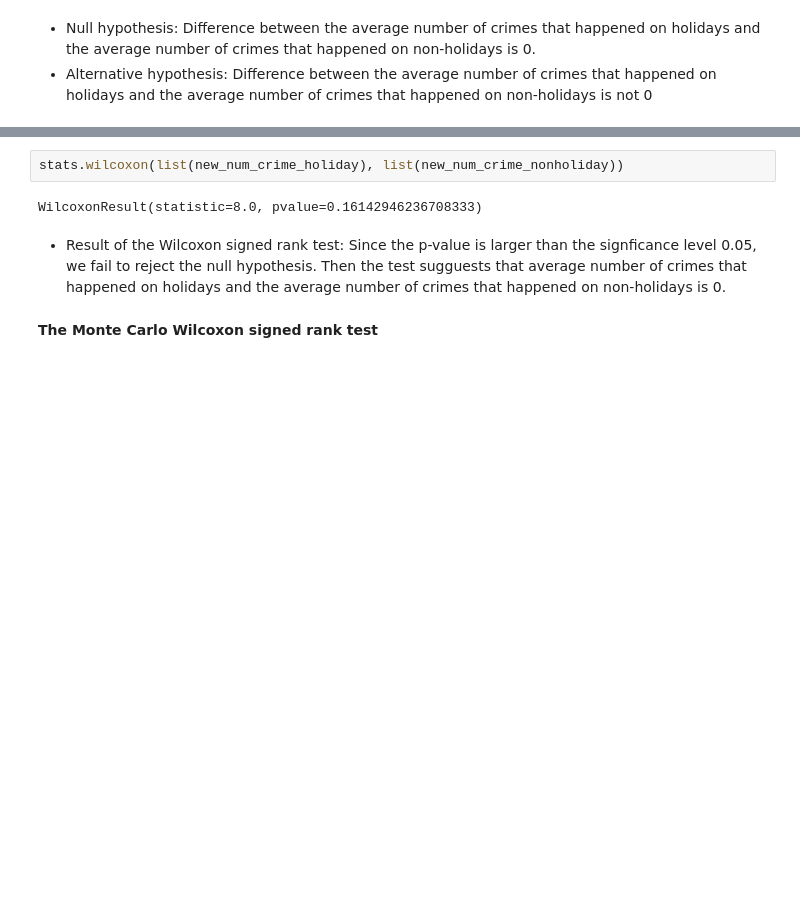
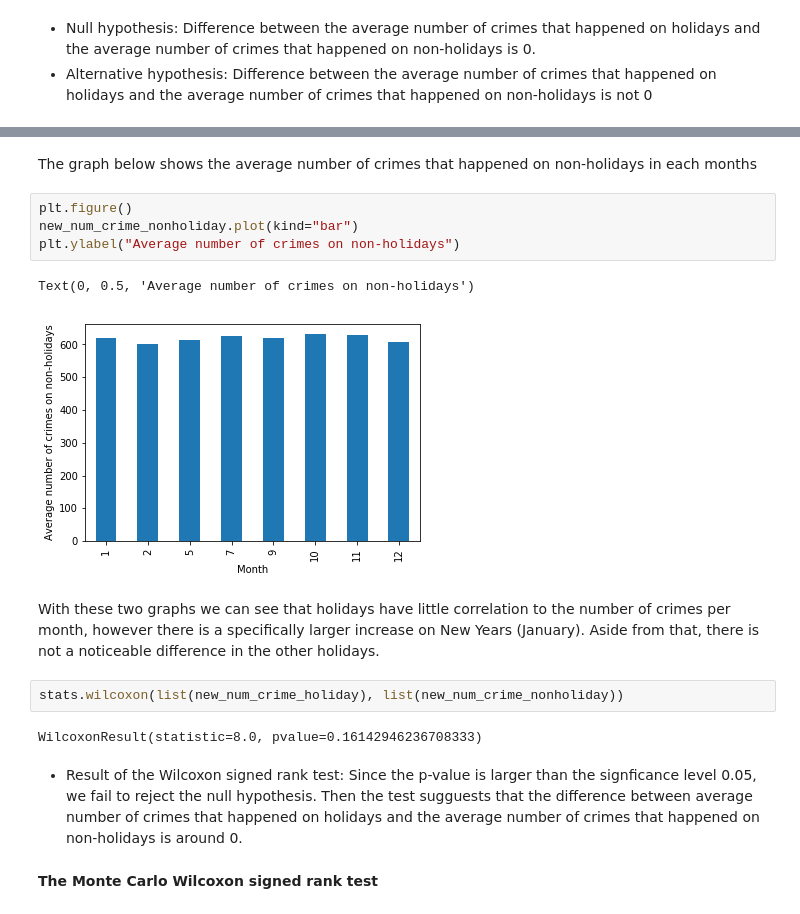
Before and after one commit to r3qin/COGS108FinalProject, a Jupyter notebook: FinalProject.ipynb, the cells around one changed output, grey strips where cells are left out. Drawn from its saved outputs; the diff is of its cells as text; blank space fills up the shorter version.

```diff
--- a/FinalProject.ipynb
+++ b/FinalProject.ipynb
@@ -188,9 +268,20 @@ new_num_crime_nonholiday.plot(kind="bar")
+# %% [markdown]
+The graph below shows the average number of crimes that happened on non-holidays in each months
+# %%
+plt.figure()
+new_num_crime_nonholiday.plot(kind="bar")
+plt.ylabel("Average number of crimes on non-holidays")
+# %% [output]
+Text(0, 0.5, 'Average number of crimes on non-holidays')
+[figure, added]
+# %% [markdown]
+With these two graphs we can see that holidays have little correlation to the number of crimes per month, however there is a specifically larger increase on New Years (January). Aside from that, there is not a noticeable difference in the other holidays.
 # %%
 stats.wilcoxon(list(new_num_crime_holiday), list(new_num_crime_nonholiday))
 # %% [output]
 WilcoxonResult(statistic=8.0, pvalue=0.16142946236708333)
 # %% [markdown]
-- Result of the Wilcoxon signed rank test: Since the p-value is larger than the signficance level 0.05, we fail to reject the null hypothesis. Then the test sugguests that average number of crimes that happened on holidays and the average number of crimes that happened on non-holidays is 0.
+- Result of the Wilcoxon signed rank test: Since the p-value is larger than the signficance level 0.05, we fail to reject the null hypothesis. Then the test sugguests that the difference between average number of crimes that happened on holidays and the average number of crimes that happened on non-holidays is around 0.
 # %% [markdown]
 **The Monte Carlo Wilcoxon signed rank test**
 # %% [markdown]
```
Also changed, not shown: parts of 40 cells of this notebook.
